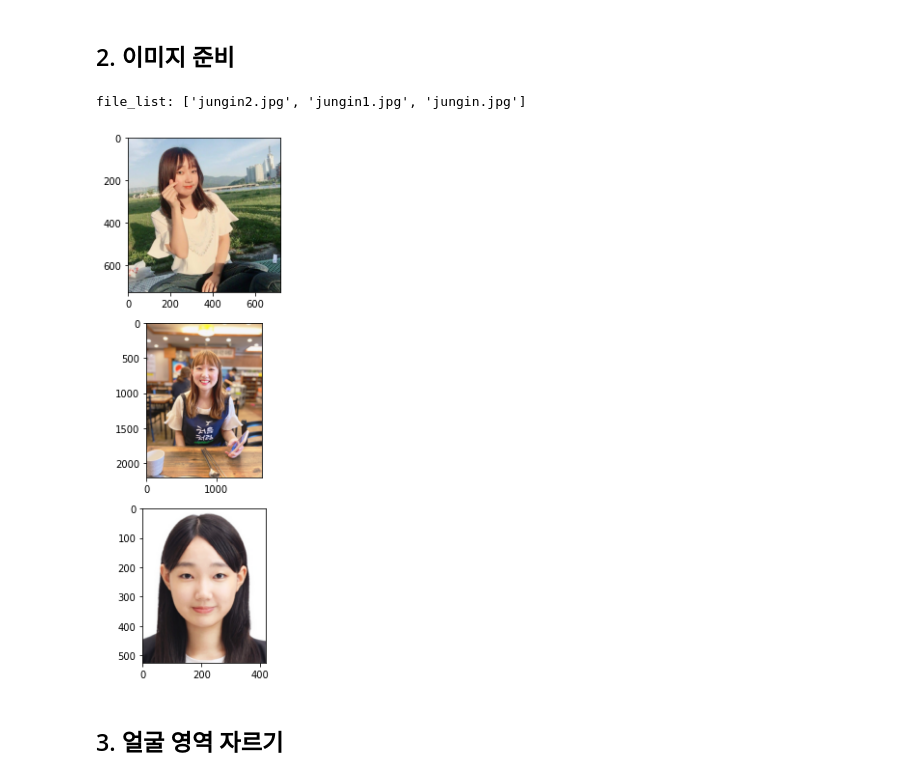
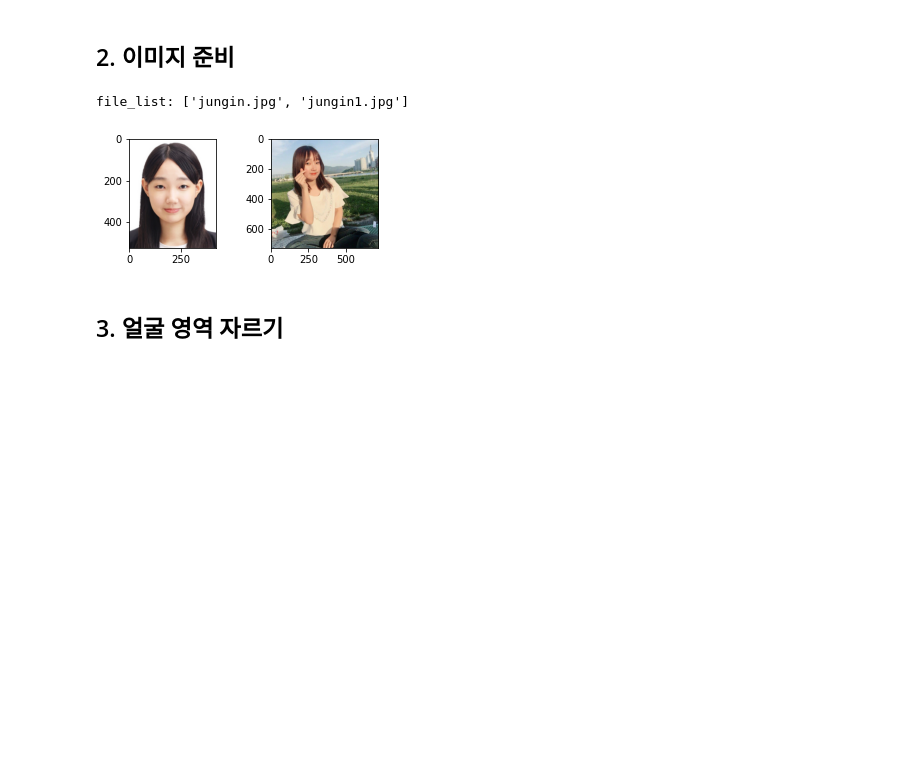
Before and after one commit to inistory/AIFFEL, a Jupyter notebook: E05/E05.ipynb, the cells around one changed output. Saved outputs shown, nothing was run; the diff lists cells and outputs as text; code cells hidden in the pictures; blank space fills up the shorter version.

Commit message:
211014 update E05 visualization

```diff
--- a/E05/E05.ipynb
+++ b/E05/E05.ipynb
@@ -37,25 +28,26 @@ from PIL import Image
 ## 2. 이미지 준비
 # %%
 dir_path = '/content/drive/MyDrive/Github/AIFFEL/E05/'
-my_dir_path = '/content/drive/MyDrive/Github/AIFFEL/E05/me'
-cel_dir_path = '/content/drive/MyDrive/Github/AIFFEL/E05/celebrity'
+my_dir_path = '/content/drive/MyDrive/Github/AIFFEL/E05/me/'
+cel_dir_path = '/content/drive/MyDrive/Github/AIFFEL/E05/celebrity/'
+
 file_list = os.listdir(my_dir_path)
 
 print ("file_list: {}".format(file_list))
 
 #Set figsize here
-fig, axes = plt.subplots(nrows=3, ncols=1, figsize=(12,10))
+fig, axes = plt.subplots(nrows=1, ncols=2, figsize=(5,2))
 
 # flatten axes for easy iterating
 for i, ax in enumerate(axes.flatten()):
-  image = img.imread(my_dir_path+'/'+file_list[i])
+  image = img.imread(my_dir_path+file_list[i])
   ax.imshow(image)
 plt.show()
 
 fig.tight_layout()
 # %% [output]
-file_list: ['jungin2.jpg', 'jungin1.jpg', 'jungin.jpg']
+file_list: ['jungin.jpg', 'jungin1.jpg']
-[figure, old version]
+[figure, new version]
 # %% [markdown]
 ## 3. 얼굴 영역 자르기
 # %%
```
Also changed, not shown: parts of 10 cells of this notebook, 2 other files.
